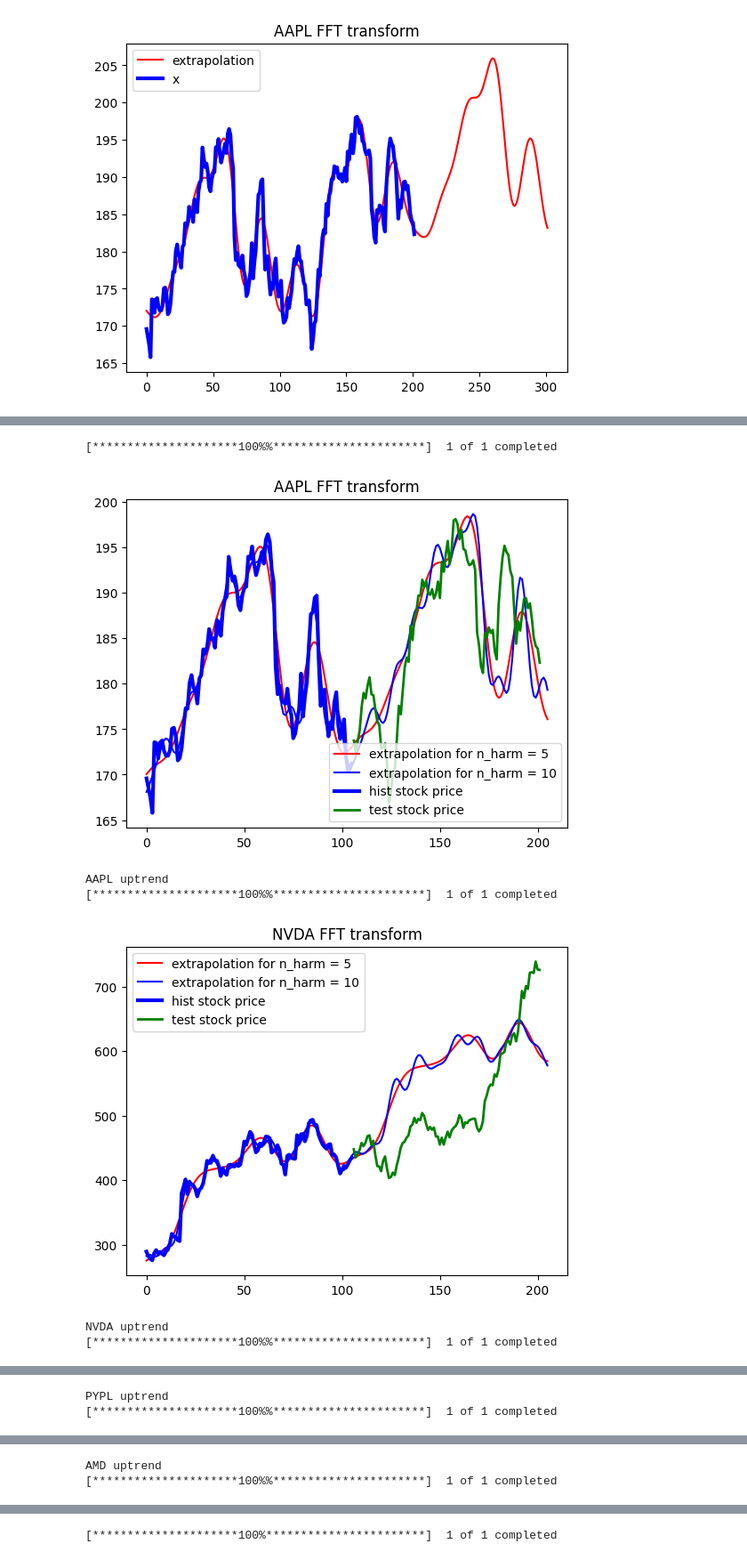
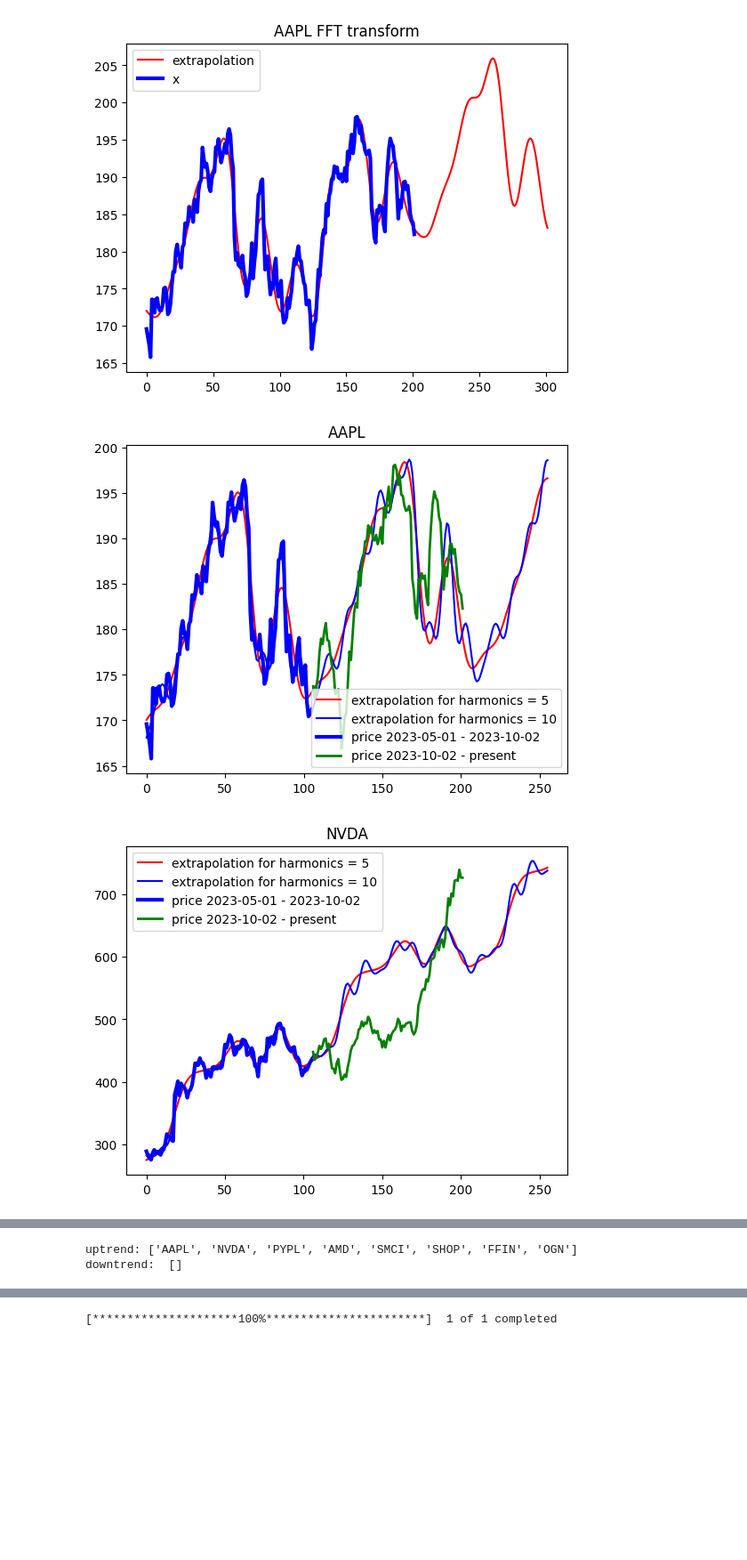
Before and after one commit to tsungyou/CDP_ZacksRank_TW1000, a Jupyter notebook: folder/MetaTrader_mq5_files/FFT_in_python.ipynb, the cells around one changed output, grey strips where cells are left out. Shown: that part at 89% size. Cells and saved outputs as stored; diff of their text form; code cells hidden in the pictures; blank space fills up the shorter version.

```diff
--- a/folder/MetaTrader_mq5_files/FFT_in_python.ipynb
+++ b/folder/MetaTrader_mq5_files/FFT_in_python.ipynb
@@ -211,17 +211,18 @@ indexes:  [0, 1, 2, 3, 4, 5, 6, 7, 8, 9, 10, 11, 12, 13, 14, 15, 16, 17, 18, 19,
 size of extrapolation: 302
 [figure]
 # %%
-n_predict = 100
+n_predict = 150
 import yfinance as yf
 import matplotlib.pyplot as plt
 import datetime
 ticker = "AAPL"
 uptrend = []
 downtrend = []
-for ticker in ["AAPL", "NVDA", "PYPL", "AMD", "SMCI"]:
+for ticker in ["AAPL", "NVDA", "PYPL", "AMD", "SMCI", "SHOP", "FFIN", "OGN"]:
     end = '2023-10-01'
-    x = yf.download(ticker, start='2023-05-01', end=end, progress=False, interval="1d")['Close']
-    test = yf.download(ticker, start = end[:-1] + "2")['Close']
+    start = '2023-05-01'
+    x = yf.download(ticker, start=start, end=end, progress=False, interval="1d")['Close']
+    test = yf.download(ticker, start = end[:-1] + "2", progress=False)['Close']
     n = x.size
     n_harm = 10
     t = np.arange(0, n)
@@ -231,36 +232,38 @@ for ticker in ["AAPL", "NVDA", "PYPL", "AMD", "SMCI"]:
     x_freqdom = fft.fft(x_notrend)
     f = fft.fftfreq(n)
 
     indexes = list(range(n))
     indexes.sort(key = lambda i: np.absolute(f[i]))
 
     t = np.arange(0, n + n_predict)
 
     for n_harm in [5, 10]:
         restored_sig = np.zeros(t.size)
         for i in indexes[:1 + n_harm * 2]:
             ampli = np.absolute(x_freqdom[i]) / n   # amplitude
             phase = np.angle(x_freqdom[i])          # phase
             restored_sig += ampli * np.cos(2 * np.pi * f[i] * t + phase)
         extrapolation = restored_sig + p[0] * t
         color = "r" if n_harm == 5 else "b"
-        pl.plot(np.arange(0, extrapolation.size), extrapolation, color, label = f'extrapolation for n_harm = {n_harm}')
-    pl.plot(np.arange(0, x.size), x, 'b', label = 'hist stock price', linewidth = 3)
-    pl.plot(np.arange(x.size, x.size+test.size), test, 'g', label = 'test stock price', linewidth = 2)
+        pl.plot(np.arange(0, extrapolation.size), extrapolation, color, label = f'extrapolation for harmonics = {n_harm}')
+    pl.plot(np.arange(0, x.size), x, 'b', label = f'price {start} - {end[:-1] + "2"}', linewidth = 3)
+    pl.plot(np.arange(x.size, x.size+test.size), test, 'g', label = f'price {end[:-1] + "2"} - present', linewidth = 2)
 
-    pl.title(f"{ticker} FFT transform")
+    pl.title(f"{ticker}")
     pl.legend()
     pl.show()
     last_close = x.iloc[-1]
     diffs = list(extrapolation[x.size:] - last_close)
     max_diff = max(diffs)
     min_diff = min(diffs)
     if max_diff > abs(min_diff):
-        print(f"{ticker} uptrend")
+        # print(f"{ticker} uptrend")
         uptrend.append(ticker)
     elif max_diff < abs(min_diff):
-        print(f"{ticker} downtrend")
+        # print(f"{ticker} downtrend")
         downtrend.append(ticker)
 print("uptrend:", uptrend)
 print("downtrend: ", downtrend)
 # %% [output]
+[figure, new version]
+[figure, new version]
@@ -267,7 +276,2 @@ print("downtrend: ", downtrend)
-[*********************100%%**********************]  1 of 1 completed
+uptrend: ['AAPL', 'NVDA', 'PYPL', 'AMD', 'SMCI', 'SHOP', 'FFIN', 'OGN']
+downtrend:  []
-[figure, old version]
-AAPL uptrend
-[*********************100%%**********************]  1 of 1 completed
-[figure, old version]
-NVDA uptrend
-[*********************100%%**********************]  1 of 1 completed
@@ -275,2 +277,0 @@ NVDA uptrend
-PYPL uptrend
-[*********************100%%**********************]  1 of 1 completed
@@ -278,2 +277,0 @@ PYPL uptrend
-AMD uptrend
-[*********************100%%**********************]  1 of 1 completed
```
Also changed, not shown: parts of 1 cell of this notebook.
